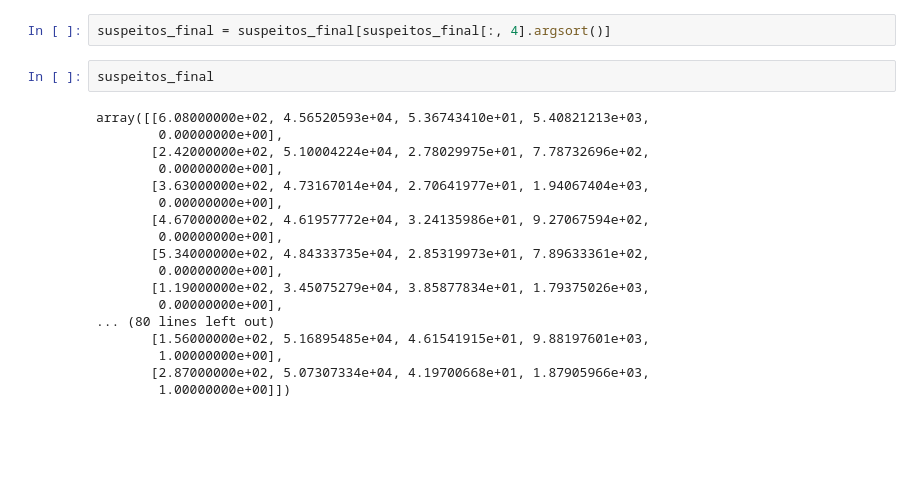
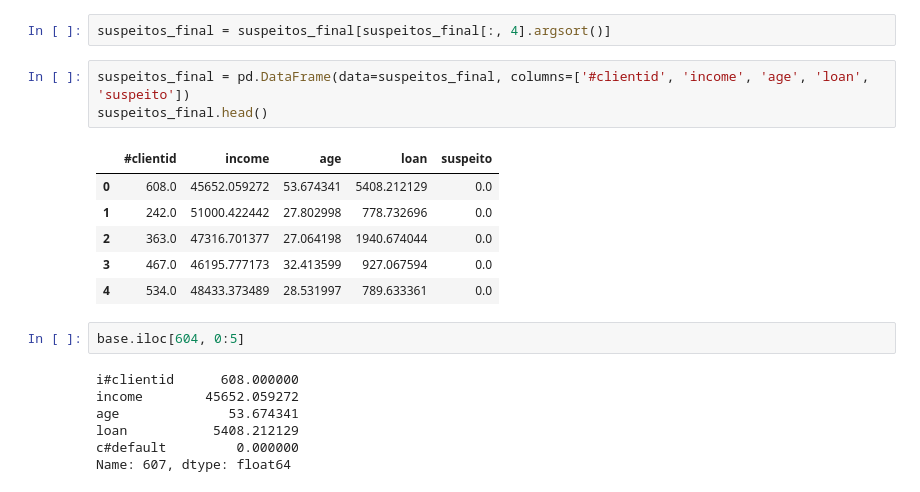
Before and after one commit to itimes-digital/deep-learning-estudo, a Jupyter notebook: credit_data_mapas.ipynb, the cells around one changed output. Cells and saved outputs as stored; diff of their text form; blank space fills up the shorter version.

```diff
--- a/credit_data_mapas.ipynb
+++ b/credit_data_mapas.ipynb
@@ -202,23 +202,22 @@ array([[6.08000000e+02, 4.56520593e+04, 5.36743410e+01, 5.40821213e+03,
         0.00000000e+00]])
 # %%
 suspeitos_final = suspeitos_final[suspeitos_final[:, 4].argsort()]
-# %%
-suspeitos_final
-# %% [output]
-array([[6.08000000e+02, 4.56520593e+04, 5.36743410e+01, 5.40821213e+03,
-        0.00000000e+00],
-       [2.42000000e+02, 5.10004224e+04, 2.78029975e+01, 7.78732696e+02,
-        0.00000000e+00],
-       [3.63000000e+02, 4.73167014e+04, 2.70641977e+01, 1.94067404e+03,
-        0.00000000e+00],
-       [4.67000000e+02, 4.61957772e+04, 3.24135986e+01, 9.27067594e+02,
-        0.00000000e+00],
-       [5.34000000e+02, 4.84333735e+04, 2.85319973e+01, 7.89633361e+02,
-        0.00000000e+00],
-       [1.19000000e+02, 3.45075279e+04, 3.85877834e+01, 1.79375026e+03,
-        0.00000000e+00],
-... (80 lines left out)
-       [1.56000000e+02, 5.16895485e+04, 4.61541915e+01, 9.88197601e+03,
-        1.00000000e+00],
-       [2.87000000e+02, 5.07307334e+04, 4.19700668e+01, 1.87905966e+03,
-        1.00000000e+00]])
+# %%
+suspeitos_final = pd.DataFrame(data=suspeitos_final, columns=['#clientid', 'income', 'age', 'loan', 'suspeito'])
+suspeitos_final.head()
+# %% [output]
+|  | #clientid | income | age | loan | suspeito |
+| 0 | 608.0 | 45652.059272 | 53.674341 | 5408.212129 | 0.0 |
+| 1 | 242.0 | 51000.422442 | 27.802998 | 778.732696 | 0.0 |
+| 2 | 363.0 | 47316.701377 | 27.064198 | 1940.674044 | 0.0 |
+| 3 | 467.0 | 46195.777173 | 32.413599 | 927.067594 | 0.0 |
+| 4 | 534.0 | 48433.373489 | 28.531997 | 789.633361 | 0.0 |
+# %%
+base.iloc[604, 0:5]
+# %% [output]
+i#clientid      608.000000
+income        45652.059272
+age              53.674341
+loan           5408.212129
+c#default         0.000000
+Name: 607, dtype: float64
```
